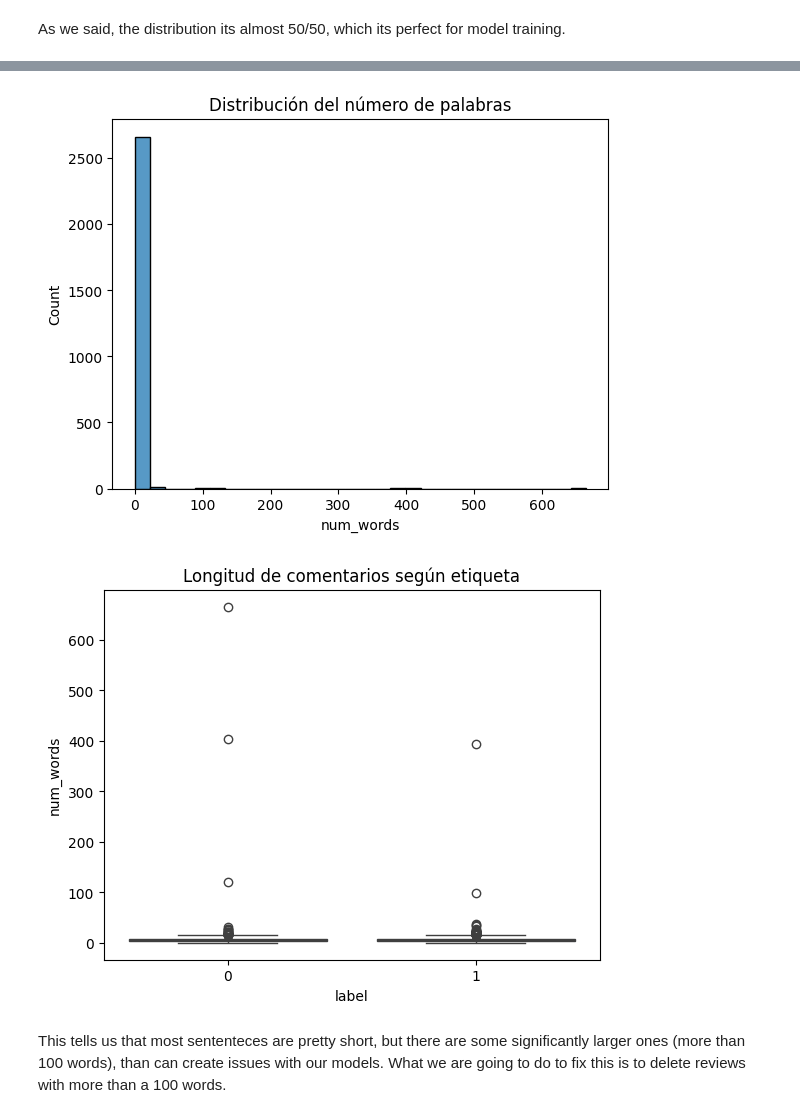
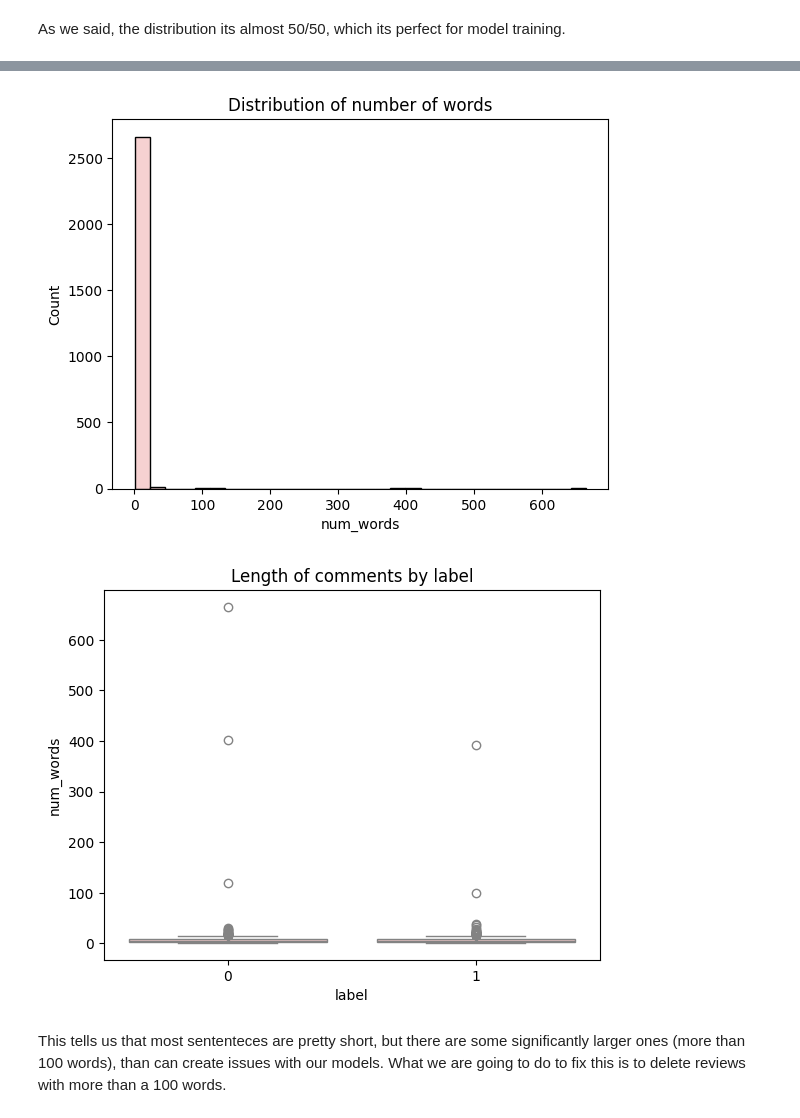
Before and after one commit to karoldmejia/sentiment_analysis, a Jupyter notebook: notebooks/01_eda.ipynb, the cells around one changed output, grey strips where cells are left out. Saved outputs shown, nothing was run; the diff lists cells and outputs as text; code cells hidden in the pictures.

```diff
--- a/notebooks/01_eda.ipynb
+++ b/notebooks/01_eda.ipynb
@@ -185,16 +164,16 @@ df[['num_words','num_chars']].describe()
 | 75% | 8.000000 | 52.000000 |
 | max | 665.000000 | 4732.000000 |
 # %%
-sns.histplot(df['num_words'], bins=30)
-plt.title('Distribución del número de palabras')
+sns.histplot(df['num_words'], bins=30, color='#F4C2C2')
+plt.title('Distribution of number of words')
 plt.show()
 
-sns.boxplot(x='label', y='num_words', data=df)
-plt.title('Longitud de comentarios según etiqueta')
+sns.boxplot(x='label', y='num_words', data=df, color='#F4C2C2')
+plt.title('Length of comments by label')
 plt.show()
 # %% [output]
-[figure, old version]
+[figure, new version]
-[figure, old version]
+[figure, new version]
 # %% [markdown]
 This tells us that most sententeces are pretty short, but there are some significantly larger ones (more than 100 words), than can create issues with our models. What we are going to do to fix this is to delete reviews with more than a 100 words.
 # %%
```
Also changed, not shown: parts of 7 cells of this notebook, 6 other files.
